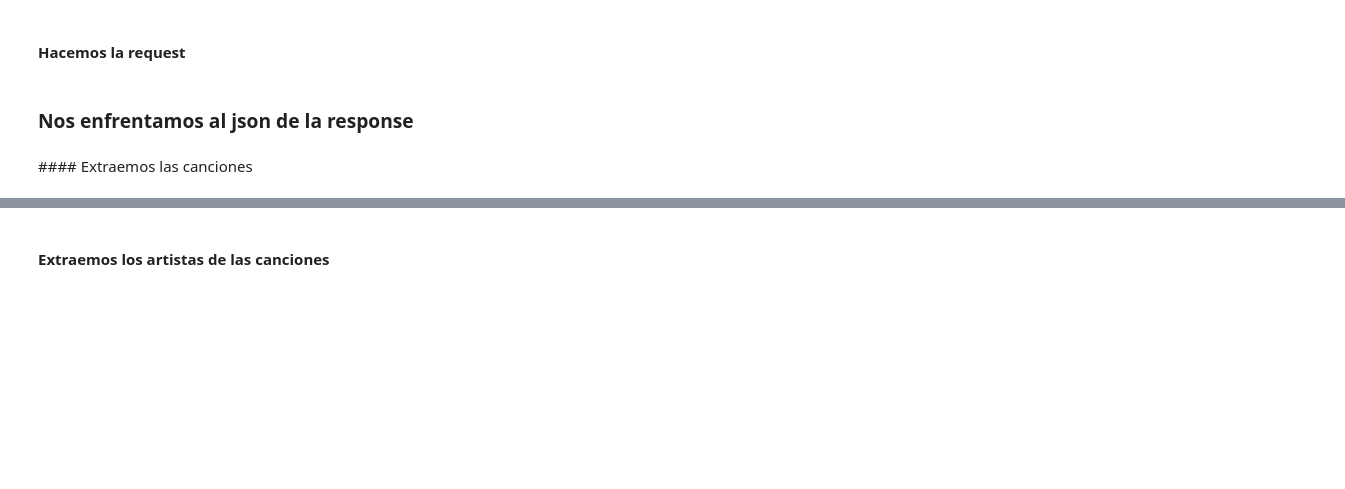
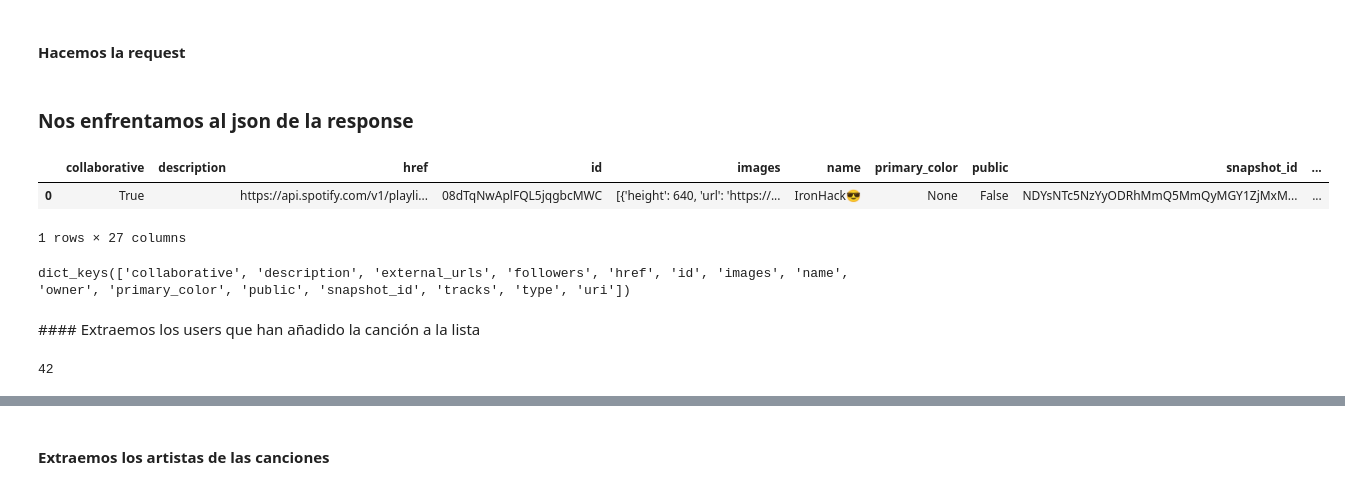
Before and after one commit to Ironhack-Data-Madrid-Mayo-2021/Classroom-Materials, a Jupyter notebook: ETL+NLP/ETL_1.ipynb, the cells around one changed output, grey strips where cells are left out. Cells and saved outputs as stored; diff of their text form; code cells hidden in the pictures; blank space fills up the shorter version.

```diff
--- a/ETL+NLP/ETL_1.ipynb
+++ b/ETL+NLP/ETL_1.ipynb
@@ -107,2 +146,4 @@ El ID de la lista de la cual queremos hacer la request
+# %%
+url = url_base + endpoint
 # %% [markdown]
 #### Hacemos la request
@@ -113,2 +156,15 @@ El ID de la lista de la cual queremos hacer la request
-# %% [markdown]
-#### Extraemos las canciones
+# %%
+import pandas as pd
+df = pd.json_normalize(res)
+# %%
+df.head()
+# %% [output]
+|  | collaborative | description | href | id | images | name | primary_color | public | snapshot_id | ... |
+| 0 | True |  | https://api.spotify.com/v1/playli... | 08dTqNwAplFQL5jqgbcMWC | [{'height': 640, 'url': 'https://... | IronHack😎 | None | False | NDYsNTc5NzYyODRhMmQ5MmQyMGY1ZjMxM... | ... |
+1 rows × 27 columns
+# %%
+res.keys()
+# %% [output]
+dict_keys(['collaborative', 'description', 'external_urls', 'followers', 'href', 'id', 'images', 'name', 'owner', 'primary_color', 'public', 'snapshot_id', 'tracks', 'type', 'uri'])
+# %% [markdown]
+#### Extraemos los users que han añadido la canción a la lista
@@ -116,0 +176,4 @@ El ID de la lista de la cual queremos hacer la request
+# %%
+len(cada_cancion)
+# %% [output]
+42
```
Also changed, not shown: parts of 43 cells of this notebook, 4 other files.
